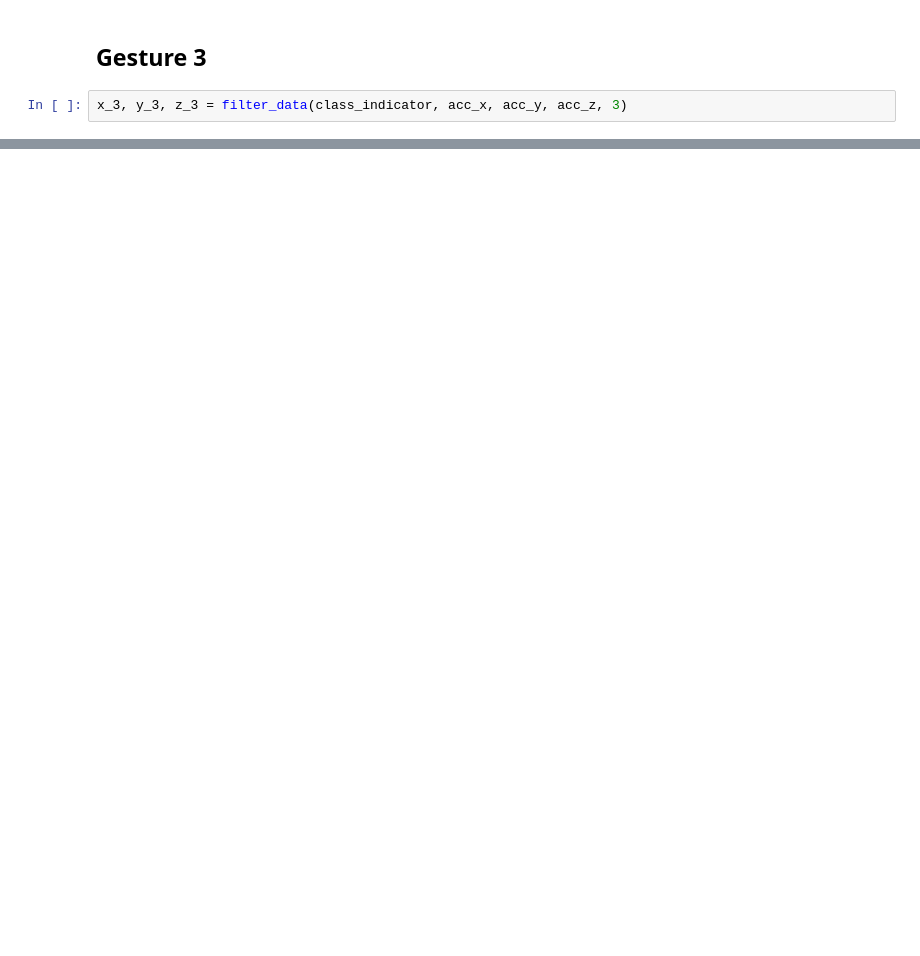
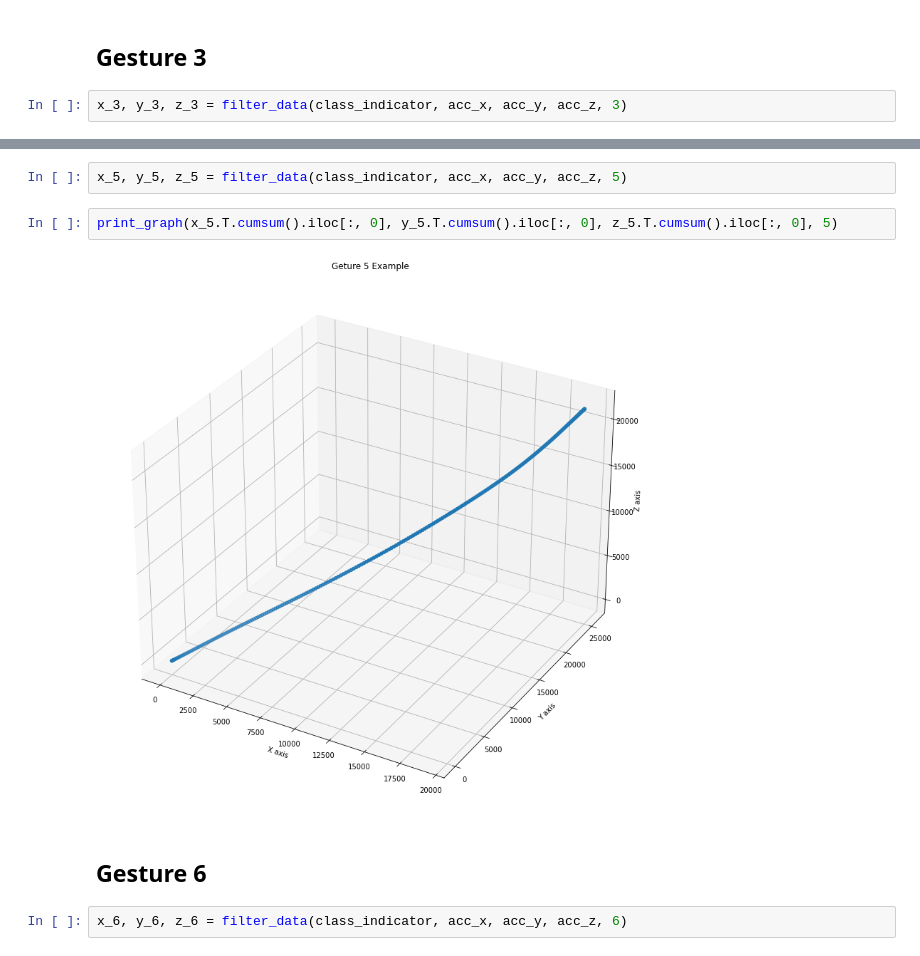
Before and after one commit to BU-IE-48B/fall21-mbahadir, a Jupyter notebook: Homework1/Homework1.ipynb, the cells around one changed output, grey strips where cells are left out. Cells and saved outputs as stored; diff of their text form; blank space fills up the shorter version.

```diff
--- a/Homework1/Homework1.ipynb
+++ b/Homework1/Homework1.ipynb
@@ -82,0 +107,10 @@ x_3, y_3, z_3 = filter_data(class_indicator, acc_x, acc_y, acc_z, 3)
+# %%
+x_5, y_5, z_5 = filter_data(class_indicator, acc_x, acc_y, acc_z, 5)
+# %%
+print_graph(x_5.T.cumsum().iloc[:, 0], y_5.T.cumsum().iloc[:, 0], z_5.T.cumsum().iloc[:, 0], 5)
+# %% [output]
+[figure, added]
+# %% [markdown]
+## Gesture 6
+# %%
+x_6, y_6, z_6 = filter_data(class_indicator, acc_x, acc_y, acc_z, 6)
```
Also changed, not shown: parts of 33 cells of this notebook.
